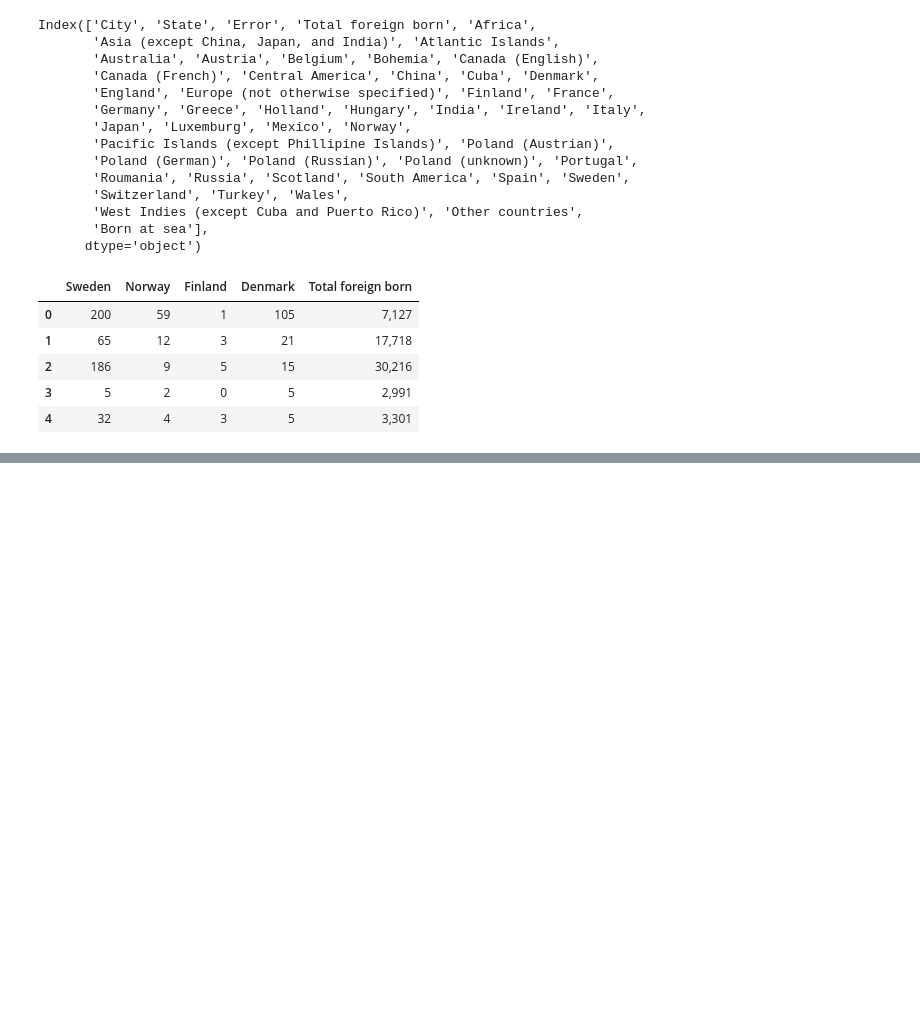
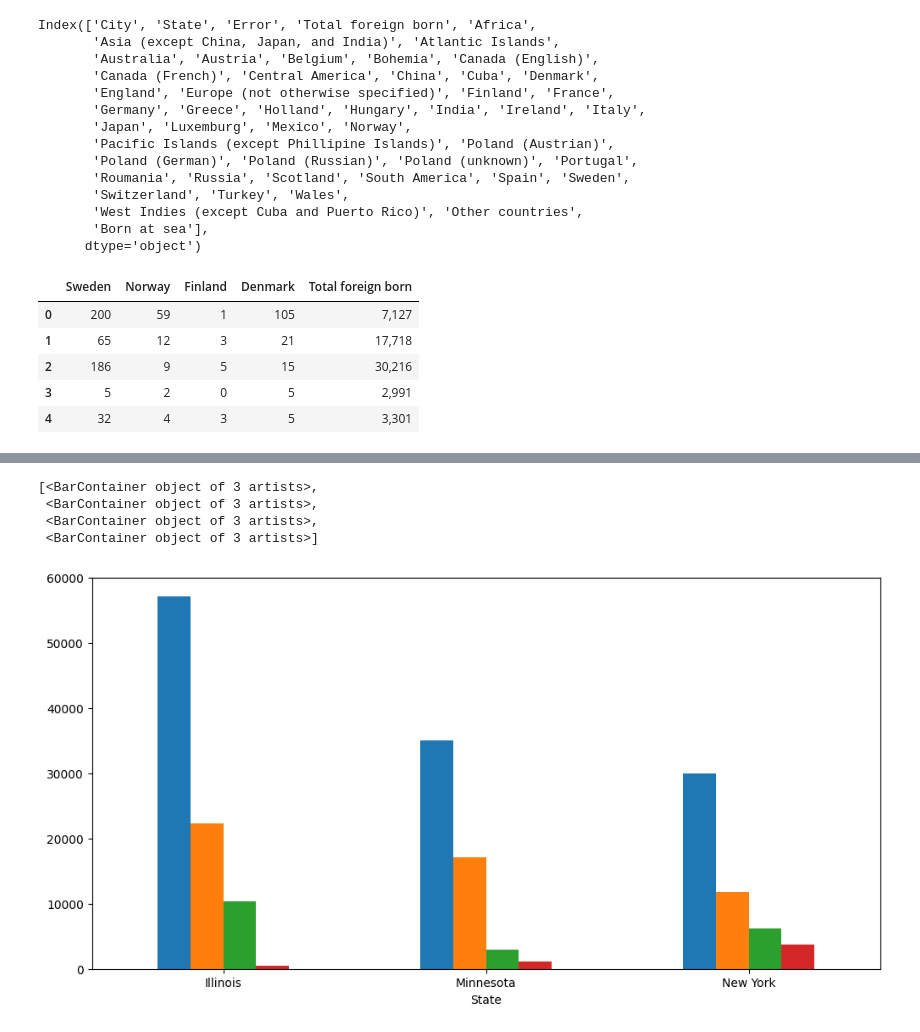
Before and after one commit to Nirre23/data_visualization, a Jupyter notebook: code_alongs/03_matplotlib_annotations/matplotlib_annotations.ipynb, the cells around one changed output, grey strips where cells are left out. Saved outputs shown, nothing was run; the diff lists cells and outputs as text; code cells hidden in the pictures; blank space fills up the shorter version.

```diff
--- a/code_alongs/03_matplotlib_annotations/matplotlib_annotations.ipynb
+++ b/code_alongs/03_matplotlib_annotations/matplotlib_annotations.ipynb
@@ -86,0 +116,10 @@ df_nordic
+# %%
+fig, ax = nordic_plot()
+
+ax.containers
+# %% [output]
+[<BarContainer object of 3 artists>,
+ <BarContainer object of 3 artists>,
+ <BarContainer object of 3 artists>,
+ <BarContainer object of 3 artists>]
+[figure, added]
```
Also changed, not shown: parts of 8 cells of this notebook, 6 other files.
